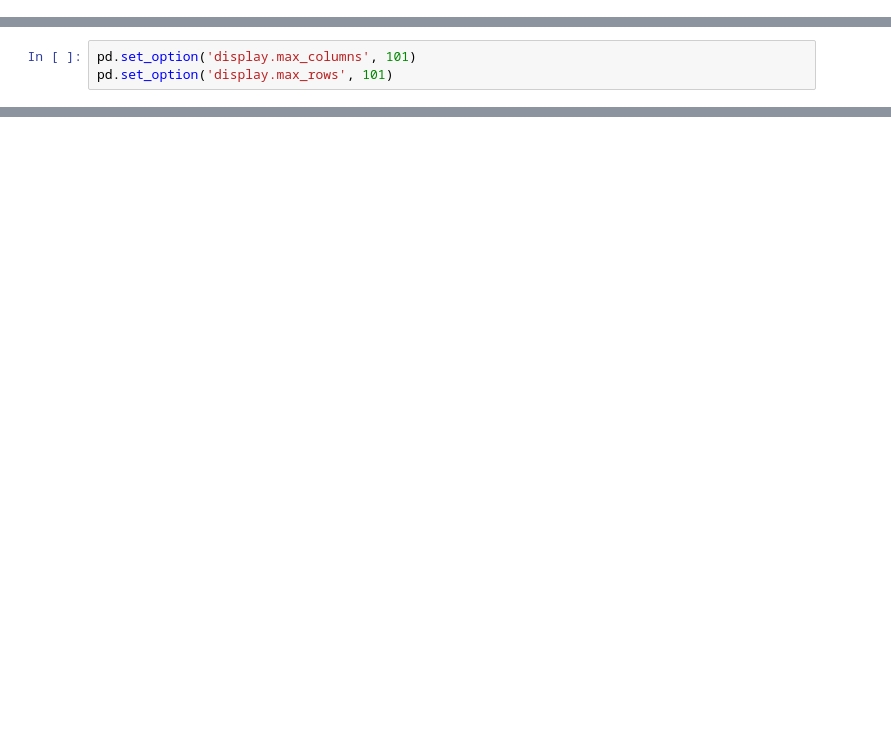
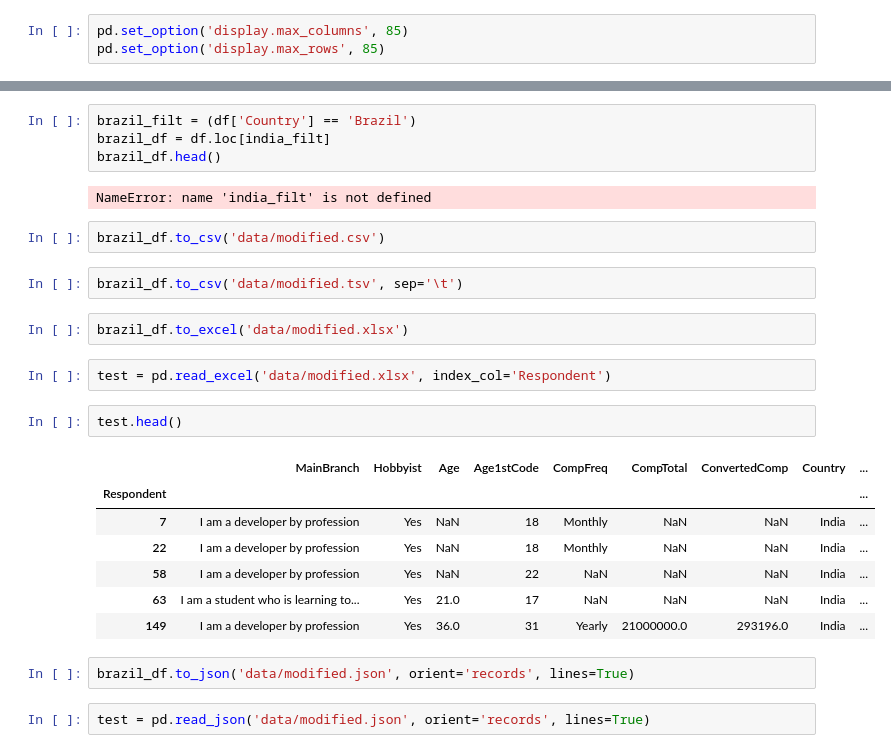
Before and after one commit to JefersonMelo/22-Banco, a Jupyter notebook: 03-Pandas/panda.ipynb, the cells around one changed output, grey strips where cells are left out. Drawn from its saved outputs; the diff is of its cells as text; blank space fills up the shorter version.

```diff
--- a/03-Pandas/panda.ipynb
+++ b/03-Pandas/panda.ipynb
@@ -44,3 +7,6 @@ Name: YearsCode, dtype: object
+# %%
+pd.set_option('display.max_columns', 85)
+pd.set_option('display.max_rows', 85)
 # %%
 df.head()
 # %% [output]
@@ -78,3 +19,0 @@ memory usage: 30.0+ MB
-# %%
-pd.set_option('display.max_columns', 101)
-pd.set_option('display.max_rows', 101)
@@ -588,0 +20,28 @@ df['YEARSCODE'].median()
+# %%
+brazil_filt = (df['Country'] == 'Brazil')
+brazil_df = df.loc[india_filt]
+brazil_df.head()
+# %% [output]
+NameError: name 'india_filt' is not defined
+# %%
+brazil_df.to_csv('data/modified.csv')
+# %%
+brazil_df.to_csv('data/modified.tsv', sep='\t')
+# %%
+brazil_df.to_excel('data/modified.xlsx')
+# %%
+test = pd.read_excel('data/modified.xlsx', index_col='Respondent')
+# %%
+test.head()
+# %% [output]
+|  | MainBranch | Hobbyist | Age | Age1stCode | CompFreq | CompTotal | ConvertedComp | Country | ... |
+| Respondent |  |  |  |  |  |  |  |  | ... |
+| 7 | I am a developer by profession | Yes | NaN | 18 | Monthly | NaN | NaN | India | ... |
+| 22 | I am a developer by profession | Yes | NaN | 18 | Monthly | NaN | NaN | India | ... |
+| 58 | I am a developer by profession | Yes | NaN | 22 | NaN | NaN | NaN | India | ... |
+| 63 | I am a student who is learning to... | Yes | 21.0 | 17 | NaN | NaN | NaN | India | ... |
+| 149 | I am a developer by profession | Yes | 36.0 | 31 | Yearly | 21000000.0 | 293196.0 | India | ... |
+# %%
+brazil_df.to_json('data/modified.json', orient='records', lines=True)
+# %%
+test = pd.read_json('data/modified.json', orient='records', lines=True)
```
Also changed, not shown: parts of 63 cells of this notebook, 6 other files.
